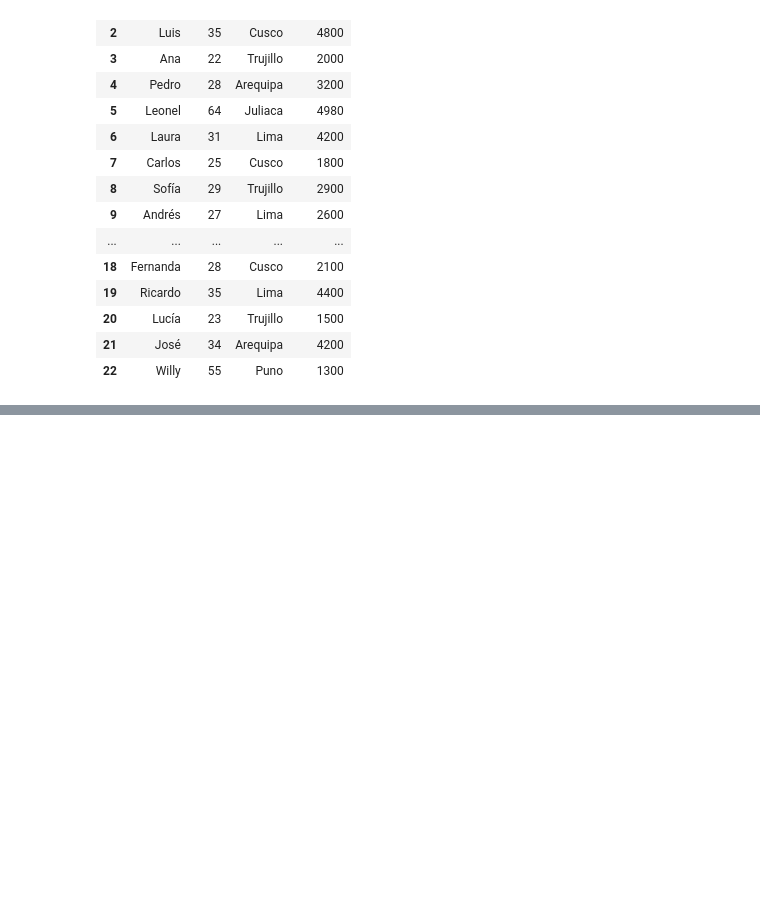
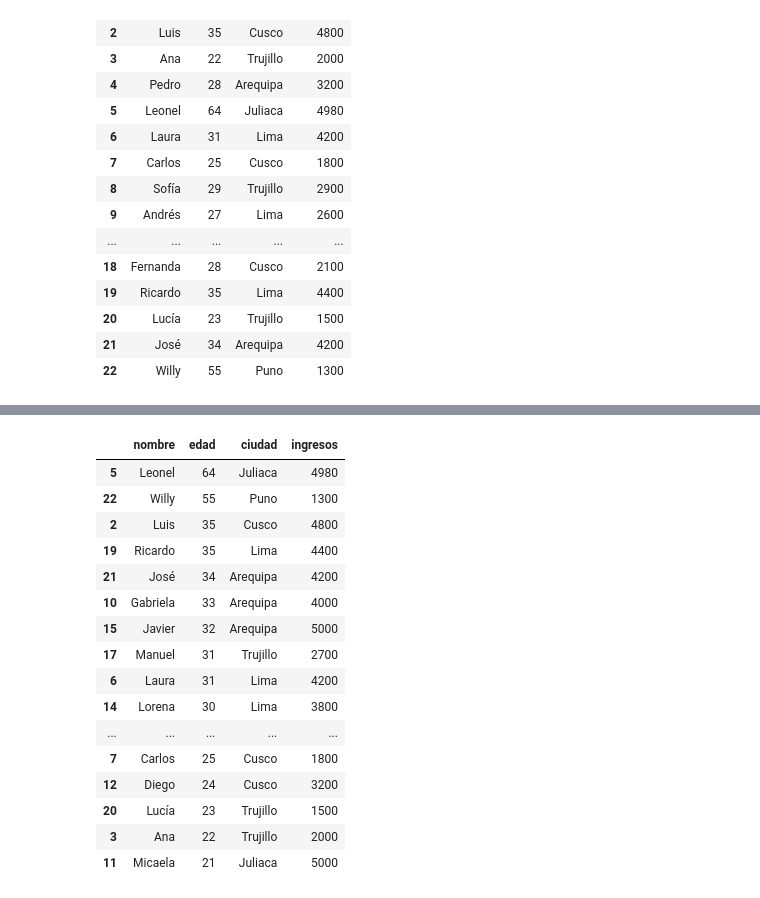
Before and after one commit to fabrizionicolay/BIG_Data, a Jupyter notebook: Ejercicio1_Biga_data.ipynb, the cells around one changed output, grey strips where cells are left out. Saved outputs shown, nothing was run; the diff lists cells and outputs as text; code cells hidden in the pictures; blank space fills up the shorter version.

```diff
--- a/Ejercicio1_Biga_data.ipynb
+++ b/Ejercicio1_Biga_data.ipynb
@@ -28,0 +73,13 @@ datos
+# %%
+# prompt: necesito saber el promedio de ingresos por ciudad, entero
+
+import pandas as pd
+
+# Load the data from the CSV file
+datos = pd.read_csv("https://docs.google.com/spreadsheets/d/e/2PACX-1vRyAsF1thWCw3xEJsw9K2Fg6P-nKDaYxwYK9kOfLKnjkV2AMoTZORNKjouNq-TxCsLDZ38ybGrO8VYM/pub?gid=2028458572&single=true&output=csv")
+
+# Calculate the average income per city
+average_income_by_city = datos.groupby('ciudad')['ingresos'].mean().astype(int)
+
+# Print the average income per city
+print(average_income_by_city)
@@ -28,0 +119,22 @@ datos
+# %%
+#Orden por edad de los personas
+#datos.sort_values(by=['edad'], ascending=False)[['nombre', 'edad']]
+datos.sort_values(by=['edad'], ascending=False)
+# %% [output]
+|  | nombre | edad | ciudad | ingresos |
+| 5 | Leonel | 64 | Juliaca | 4980 |
+| 22 | Willy | 55 | Puno | 1300 |
+| 2 | Luis | 35 | Cusco | 4800 |
+| 19 | Ricardo | 35 | Lima | 4400 |
+| 21 | José | 34 | Arequipa | 4200 |
+| 10 | Gabriela | 33 | Arequipa | 4000 |
+| 15 | Javier | 32 | Arequipa | 5000 |
+| 17 | Manuel | 31 | Trujillo | 2700 |
+| 6 | Laura | 31 | Lima | 4200 |
+| 14 | Lorena | 30 | Lima | 3800 |
+| ... | ... | ... | ... | ... |
+| 7 | Carlos | 25 | Cusco | 1800 |
+| 12 | Diego | 24 | Cusco | 3200 |
+| 20 | Lucía | 23 | Trujillo | 1500 |
+| 3 | Ana | 22 | Trujillo | 2000 |
+| 11 | Micaela | 21 | Juliaca | 5000 |
```
Also changed, not shown: parts of 8 cells of this notebook.
